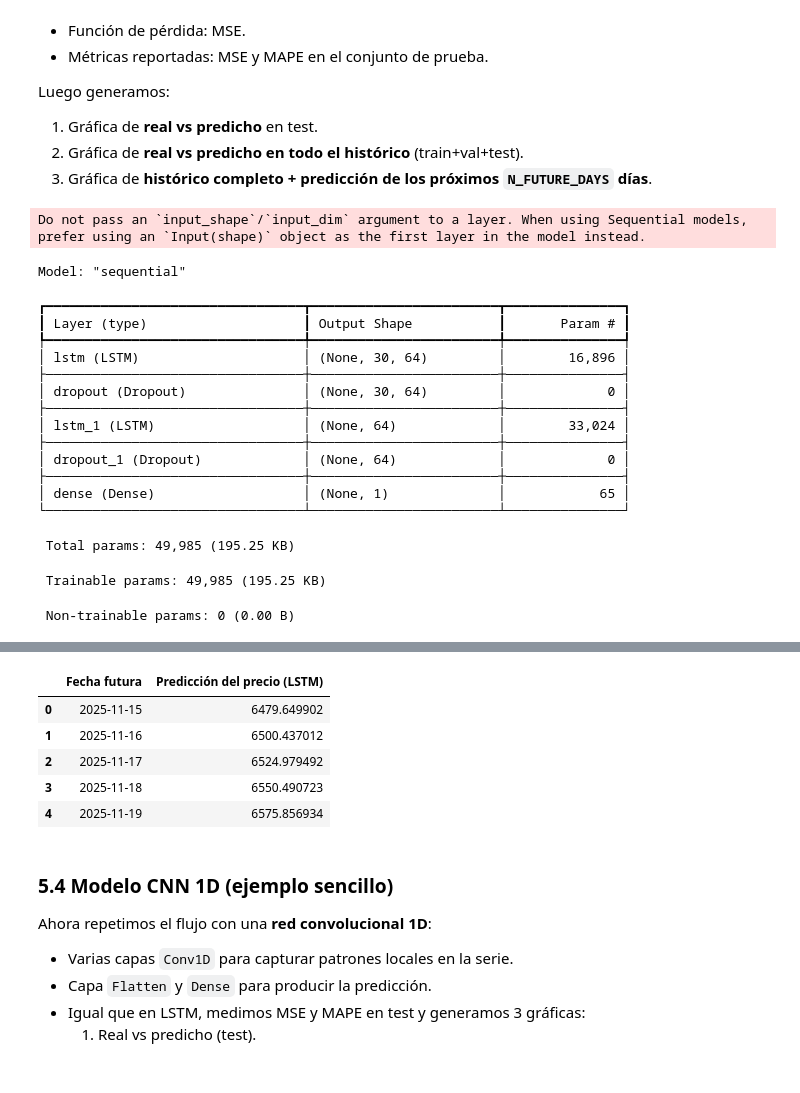
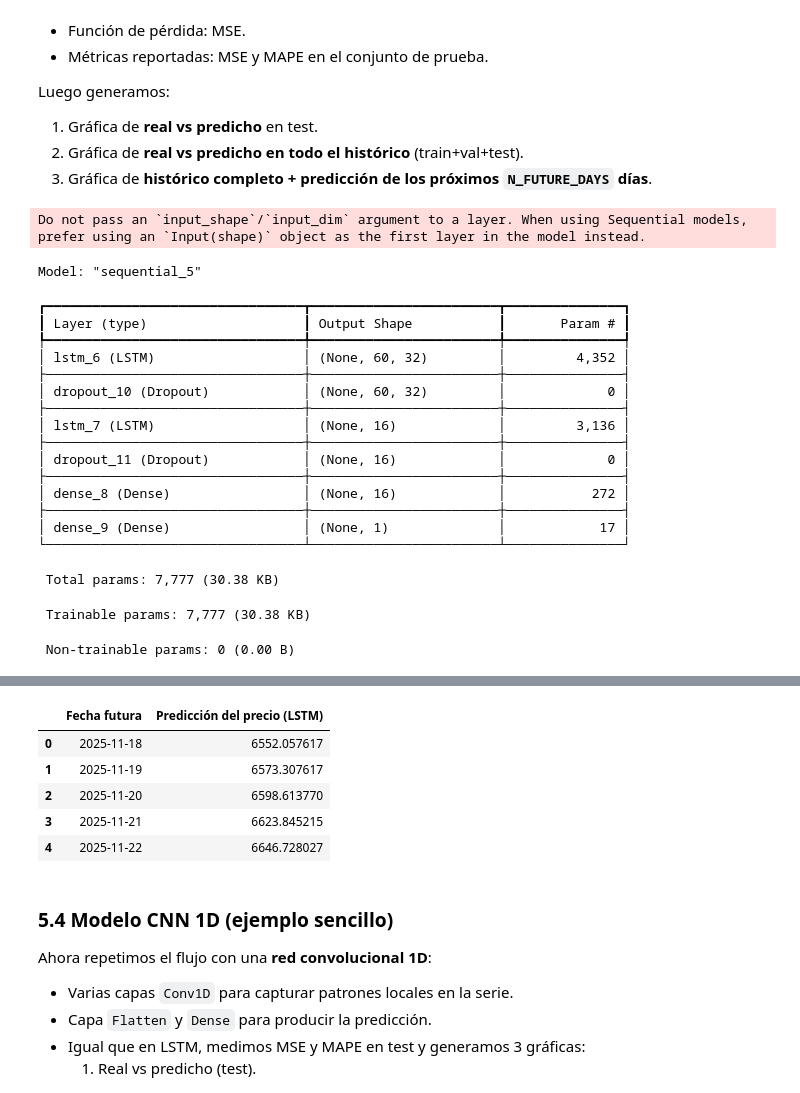
Before and after one commit to XTEP63/Examen-3-Polipropileno, a Jupyter notebook: polipropileno_prediccion_cnn_lstm.ipynb, the cells around one changed output, grey strips where cells are left out. Cells and saved outputs as stored; diff of their text form; code cells hidden in the pictures.

Commit message:
Poly LSTM

```diff
--- a/polipropileno_prediccion_cnn_lstm.ipynb
+++ b/polipropileno_prediccion_cnn_lstm.ipynb
@@ -253,24 +257,24 @@ En esta sección:
   - Histograma de precios.
 # %%
 # Info general del dataset
-print("Shape (filas, columnas):", df_raw.shape)
+print("Shape (filas, columnas):", df.shape)
 print("\nInfo:")
-print(df_raw.info())
+print(df.info())
 
 print("\nDescribe:")
-display(df_raw["Price"].describe())
+display(df["Price"].describe())
 
 print("\nRango de fechas disponible:")
-print("Mínima:", df_raw["Date"].min())
-print("Máxima:", df_raw["Date"].max())
+print("Mínima:", df["Date"].min())
+print("Máxima:", df["Date"].max())
 
 # ---- Corte opcional por fecha ----
 if START_DATE is not None:
     start_dt = pd.to_datetime(START_DATE)
-    df = df_raw[df_raw["Date"] >= start_dt].copy()
+    df = df[df["Date"] >= start_dt].copy()
     print(f"\nAplicando corte desde {start_dt.date()}:")
 else:
-    df = df_raw.copy()
+    df = df.copy()
     print("\nSin corte de fecha, usando todo el histórico.")
 
 print("Shape después del corte:", df.shape)
@@ -456,34 +460,37 @@ from sklearn.metrics import mean_squared_error, mean_absolute_percentage_error
 # Forma de entrada: (window_size, n_features)
 input_shape = X_train_seq.shape[1:]  # (WINDOW_SIZE, 1)
 
-# 1) Definición del modelo LSTM capa a capa
+# 1) Definición capa a capa
 lstm_model = Sequential()
 
-# Capa LSTM 1
+# LSTM 1: capta patrones a ~ventana completa
 lstm_model.add(
     LSTM(
-        units=64,
-        return_sequences=True,   # porque hay otra LSTM después
-        input_shape=input_shape  # (WINDOW_SIZE, 1)
+        units=32,               # más pequeño que 64, acorde al tamaño de datos
+        return_sequences=True,  # deja secuencia para la siguiente LSTM
+        input_shape=input_shape
     )
 )
-lstm_model.add(Dropout(0.2))
+lstm_model.add(Dropout(0.15))   # regularización moderada
 
-# Capa LSTM 2 (última LSTM)
+# LSTM 2: resume la secuencia en un estado final
 lstm_model.add(
     LSTM(
-        units=64,
+        units=16,
         return_sequences=False
     )
 )
-lstm_model.add(Dropout(0.2))
+lstm_model.add(Dropout(0.15))
 
-# Capa de salida (predice el precio de un día)
+# Capa densa intermedia: mezcla no lineal
+lstm_model.add(Dense(16, activation="relu"))
+
+# Salida: precio del día siguiente
 lstm_model.add(Dense(1))
 
 # 2) Compilación
 lstm_model.compile(
-    optimizer=Adam(learning_rate=1e-3),
+    optimizer=Adam(learning_rate=5e-4),
     loss="mse"
 )
 
@@ -493,7 +500,7 @@ lstm_model.summary()
 history_lstm = lstm_model.fit(
     X_train_seq, y_train,
     validation_data=(X_val_seq, y_val),
-    epochs=30,
+    epochs=80,
     batch_size=32,
     verbose=1
 )
@@ -583,20 +590,22 @@ future_table_lstm = pd.DataFrame({
 display(future_table_lstm)
 # %% [output]
 Do not pass an `input_shape`/`input_dim` argument to a layer. When using Sequential models, prefer using an `Input(shape)` object as the first layer in the model instead.
-Model: "sequential"
+Model: "sequential_5"
 ┏━━━━━━━━━━━━━━━━━━━━━━━━━━━━━━━━━┳━━━━━━━━━━━━━━━━━━━━━━━━┳━━━━━━━━━━━━━━━┓
 ┃ Layer (type)                    ┃ Output Shape           ┃       Param # ┃
 ┡━━━━━━━━━━━━━━━━━━━━━━━━━━━━━━━━━╇━━━━━━━━━━━━━━━━━━━━━━━━╇━━━━━━━━━━━━━━━┩
-│ lstm (LSTM)                     │ (None, 30, 64)         │        16,896 │
+│ lstm_6 (LSTM)                   │ (None, 60, 32)         │         4,352 │
 ├─────────────────────────────────┼────────────────────────┼───────────────┤
-│ dropout (Dropout)               │ (None, 30, 64)         │             0 │
+│ dropout_10 (Dropout)            │ (None, 60, 32)         │             0 │
 ├─────────────────────────────────┼────────────────────────┼───────────────┤
-│ lstm_1 (LSTM)                   │ (None, 64)             │        33,024 │
+│ lstm_7 (LSTM)                   │ (None, 16)             │         3,136 │
 ├─────────────────────────────────┼────────────────────────┼───────────────┤
-│ dropout_1 (Dropout)             │ (None, 64)             │             0 │
+│ dropout_11 (Dropout)            │ (None, 16)             │             0 │
 ├─────────────────────────────────┼────────────────────────┼───────────────┤
-│ dense (Dense)                   │ (None, 1)              │            65 │
+│ dense_8 (Dense)                 │ (None, 16)             │           272 │
+├─────────────────────────────────┼────────────────────────┼───────────────┤
+│ dense_9 (Dense)                 │ (None, 1)              │            17 │
 └─────────────────────────────────┴────────────────────────┴───────────────┘
- Total params: 49,985 (195.25 KB)
+ Total params: 7,777 (30.38 KB)
- Trainable params: 49,985 (195.25 KB)
+ Trainable params: 7,777 (30.38 KB)
  Non-trainable params: 0 (0.00 B)
@@ -620,9 +629,9 @@ Epoch 6/30
 |  | Fecha futura | Predicción del precio (LSTM) |
-| 0 | 2025-11-15 | 6479.649902 |
-| 1 | 2025-11-16 | 6500.437012 |
-| 2 | 2025-11-17 | 6524.979492 |
-| 3 | 2025-11-18 | 6550.490723 |
-| 4 | 2025-11-19 | 6575.856934 |
+| 0 | 2025-11-18 | 6552.057617 |
+| 1 | 2025-11-19 | 6573.307617 |
+| 2 | 2025-11-20 | 6598.613770 |
+| 3 | 2025-11-21 | 6623.845215 |
+| 4 | 2025-11-22 | 6646.728027 |
 # %% [markdown]
 ### 5.4 Modelo CNN 1D (ejemplo sencillo)
 
```
Also changed, not shown: parts of 9 cells of this notebook, 1 other file.
